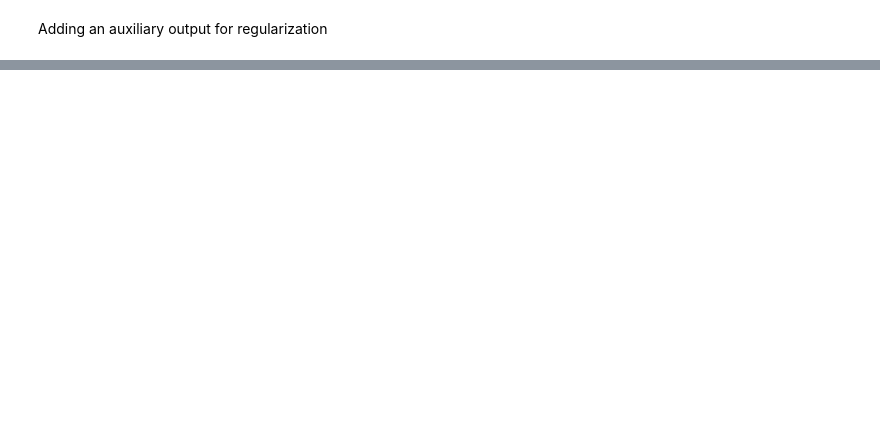
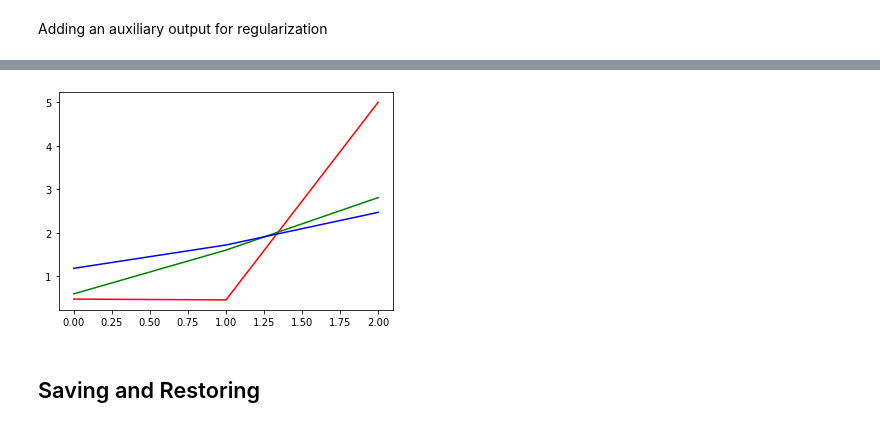
Before and after one commit to marts-dev/handsOnML, a Jupyter notebook: MLP_Practice.ipynb, the cells around one changed output, grey strips where cells are left out. Saved outputs shown, nothing was run; the diff lists cells and outputs as text; code cells hidden in the pictures; blank space fills up the shorter version.

```diff
--- a/MLP_Practice.ipynb
+++ b/MLP_Practice.ipynb
@@ -413,0 +425,24 @@ y_pred_main, y_pred_aux = model.predict([X_new_A, X_new_B])
+# %%
+class WideAndDeepModel(keras.models.Model):
+    def __init__(self, units=30, activation="relu", **kwargs):
+        super().__init__(**kwargs)
+        self.hidden1 = keras.layers.Dense(units, activation=activation)
+        self.hidden2 = keras.layers.Dense(units, activation=activation)
+        self.main_output = keras.layers.Dense(1)
+        self.aux_output = keras.layers.Dense(1)
+
+    def call(self, inputs):
+        input_A, input_B = inputs
+        hidden1 = self.hidden1(input_B)
+        hidden2 = self.hidden2(hidden1)
+        concat = keras.layers.concatenate([input_A, hidden2])
+        main_output = self.main_output(concat)
+        aux_output = self.aux_output(hidden2)
+        return main_output, aux_output
+
+model = WideAndDeepModel(30, activation="relu")
+# %%
+model.compile(loss=["mse", "mse"], loss_weights=[0.9, 0.1], optimizer=keras.optimizers.SGD(learning_rate=1e-3))
+history = model.fit((X_train_A, X_train_B), (y_train, y_train), epochs=10, validation_data=([X_valid_A, X_valid_B], [y_valid, y_valid]))
+total_loss, main_loss, aux_loss = model.evaluate((X_test_A, X_test_B), (y_test, y_test))
+y_pred_main, y_pred_aux = model.predict((X_new_A, X_new_B))
@@ -413,0 +467,9 @@ y_pred_main, y_pred_aux = model.predict([X_new_A, X_new_B])
+# %%
+plt.plot(y_test[:3], 'r-')
+plt.plot(y_pred_main, 'g-')
+plt.plot(y_pred_aux, 'b-')
+plt.show()
+# %% [output]
+[figure, added]
+# %% [markdown]
+## Saving and Restoring
```
Also changed, not shown: parts of 41 cells of this notebook.
